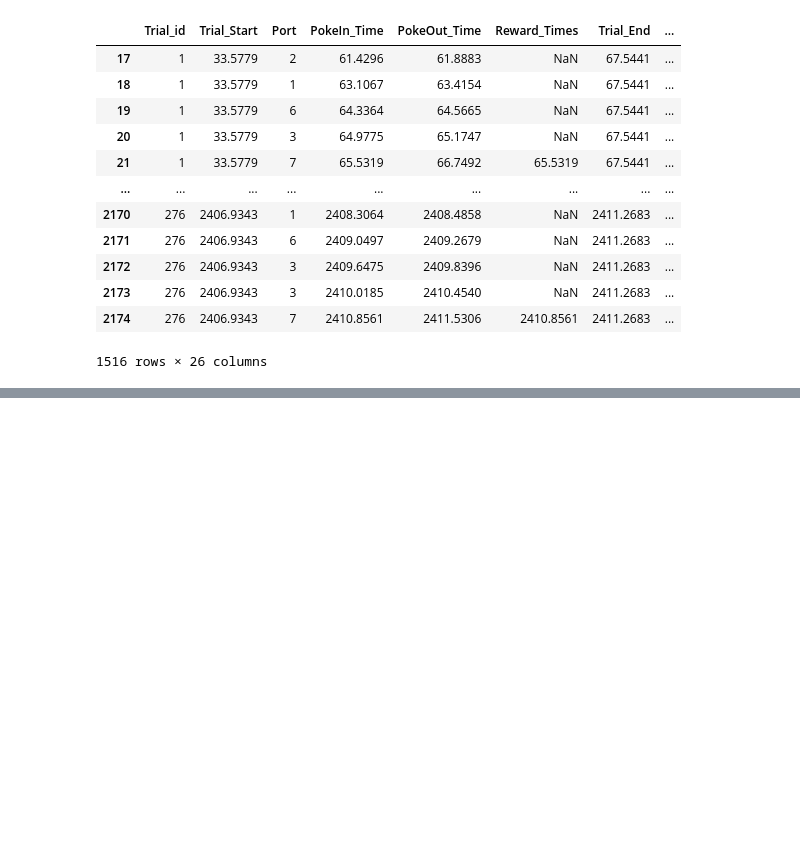
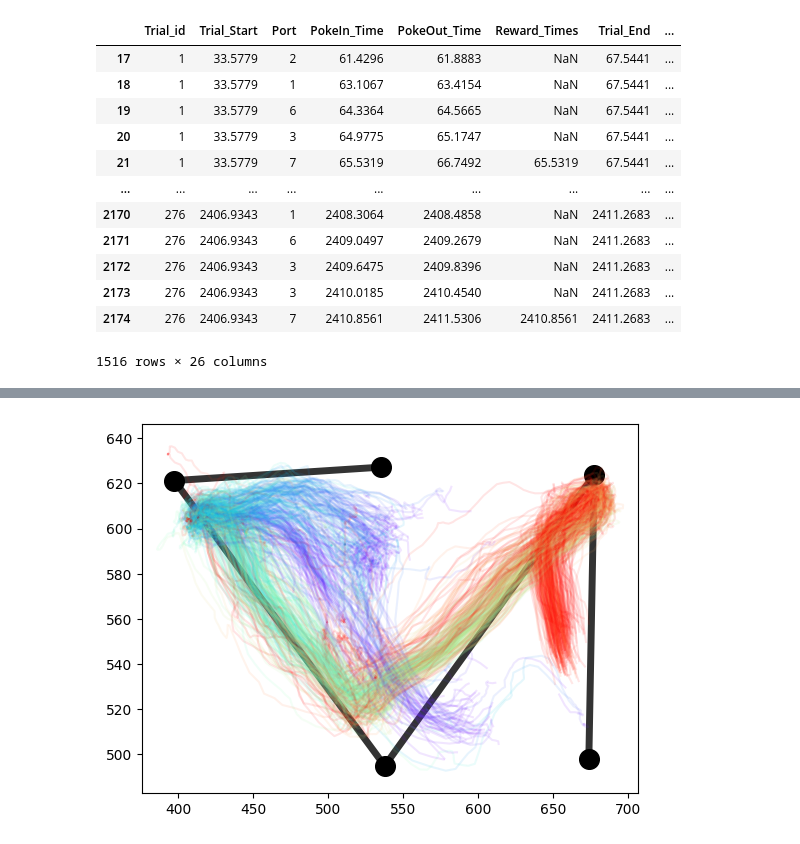
Before and after one commit to ncguilbeault/striatal_replay, a Jupyter notebook: notebooks/linearize_trajectory.ipynb, the cells around one changed output, grey strips where cells are left out. Saved outputs shown, nothing was run; the diff lists cells and outputs as text; code cells hidden in the pictures; blank space fills up the shorter version.

```diff
--- a/notebooks/linearize_trajectory.ipynb
+++ b/notebooks/linearize_trajectory.ipynb
@@ -468,0 +469,4 @@ all_trajectories
+# %%
+ax = plot_all_trajectories(all_trajectories, ports, normalize_color=False, clim=(0, 120))
+# %% [output]
+[figure, added]
```
Also changed, not shown: parts of 16 cells of this notebook.
